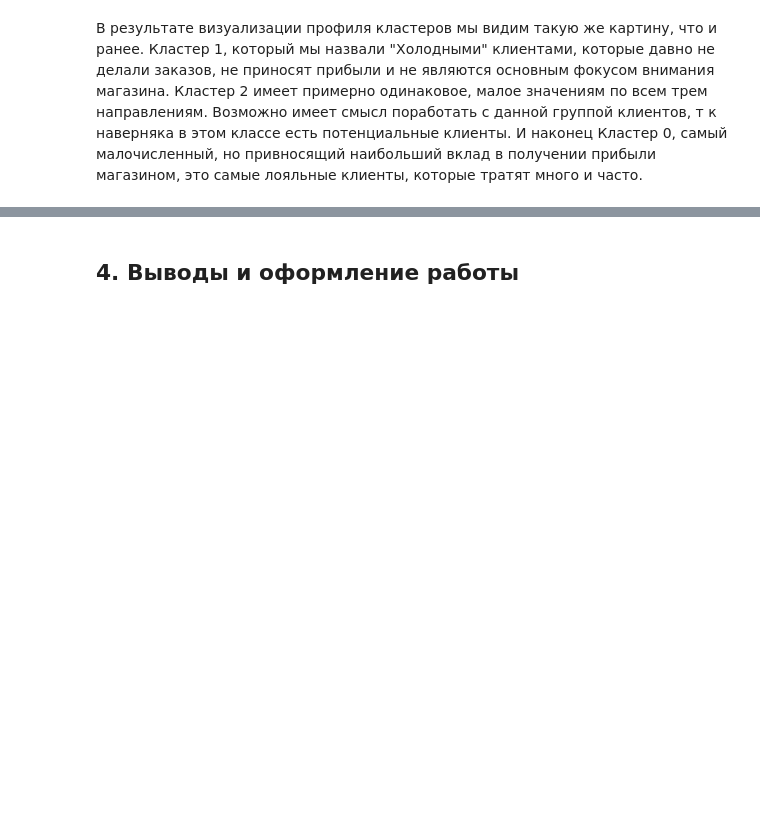
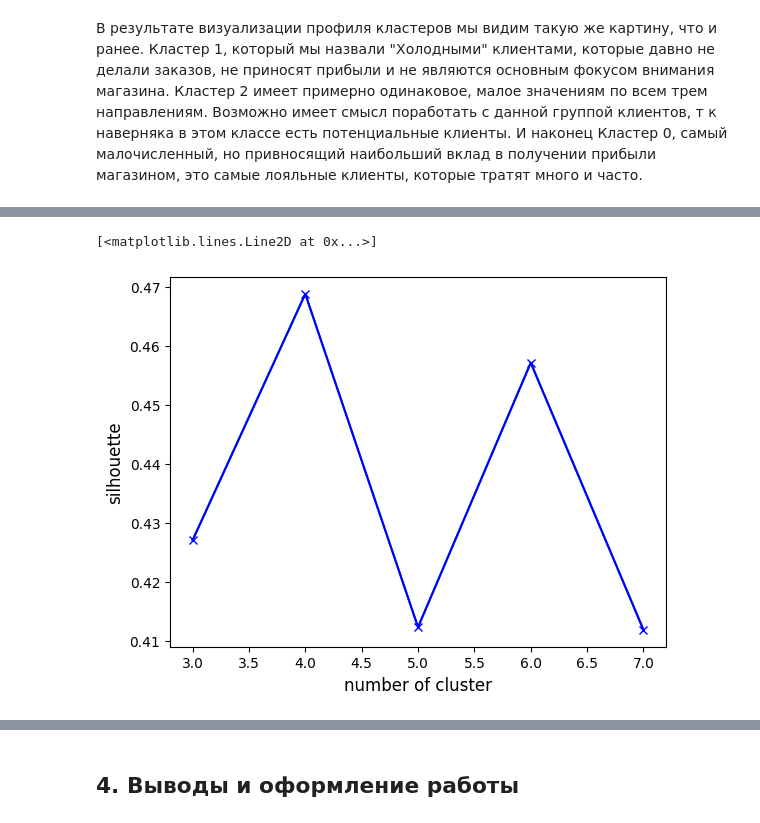
Before and after one commit to dariazvonareva/Project_6_Segmentation_of_online_shop_customers, a Jupyter notebook: PROJECT-6._Сегментация_клиентов_онлайн-магазина.ipynb, the cells around one changed output, grey strips where cells are left out. Saved outputs shown, nothing was run; the diff lists cells and outputs as text; code cells hidden in the pictures; blank space fills up the shorter version.

```diff
--- a/PROJECT-6._Сегментация_клиентов_онлайн-магазина.ipynb
+++ b/PROJECT-6._Сегментация_клиентов_онлайн-магазина.ipynb
@@ -1132,0 +1193,11 @@ Label
+# %%
+gauss_sil = []
+
+for i in range(3, 8):
+    gm = GaussianMixture(n_components= i, random_state = 42)
+    gm.fit(RFM_norm_tsne)
+    gm_sil_score = silhouette_score(RFM_norm_tsne, gm.predict(RFM_norm_tsne))
+    gauss_sil.append((i,gm_sil_score))
+
+gauss_sil = pd.DataFrame(gauss_sil, columns=['number_of_cluster', 'gauss_score'])
+gauss_sil
@@ -1132,0 +1211,9 @@ Label
+# %%
+#Посмотри на графике оптимальное количество кластеров
+sns.lineplot(x = gauss_sil.number_of_cluster, y=gauss_sil.gauss_score)
+plt.xlabel("number of cluster", fontsize=12)
+plt.ylabel("silhouette", fontsize=12)
+plt.plot([i for i in range(3, 8)], gauss_sil.gauss_score, 'xb-')
+# %% [output]
+[<matplotlib.lines.Line2D at 0x...>]
+[figure, added]
```
Also changed, not shown: parts of 37 cells of this notebook, 1 other file.
